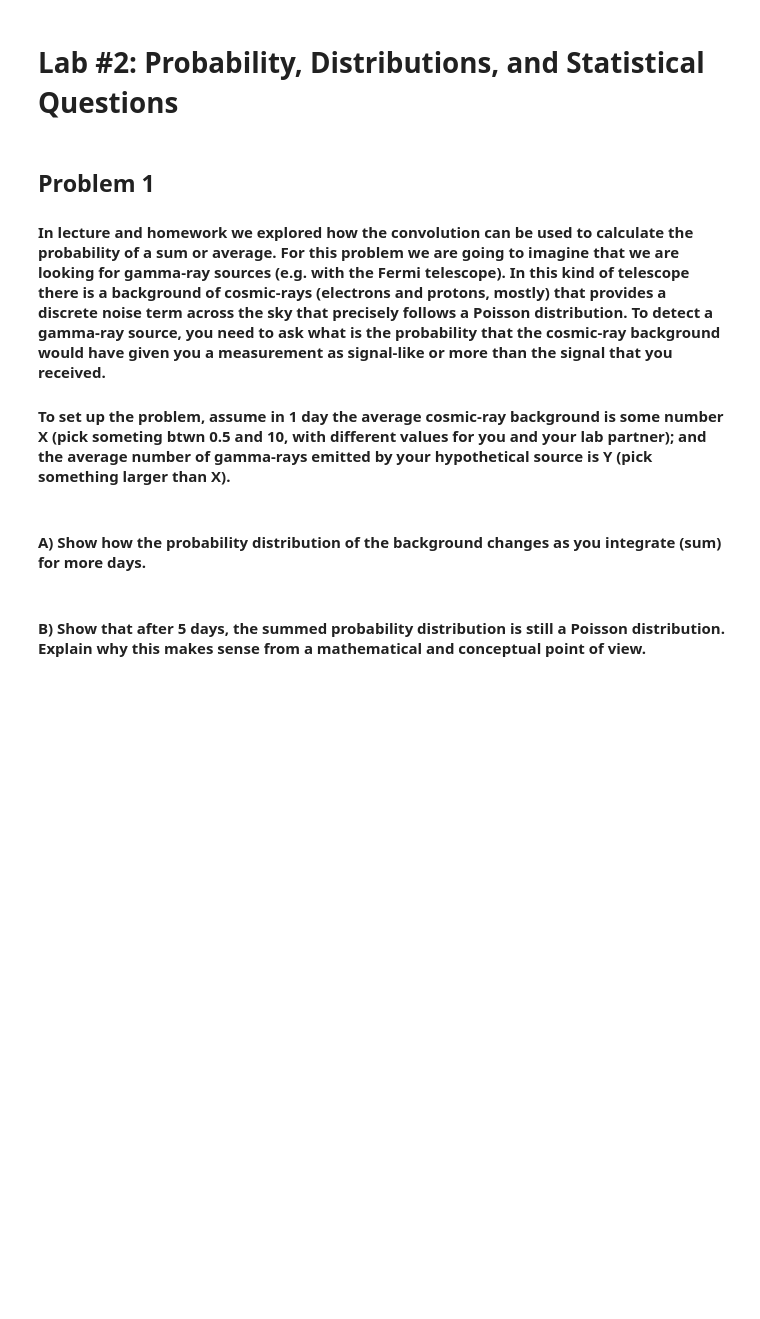
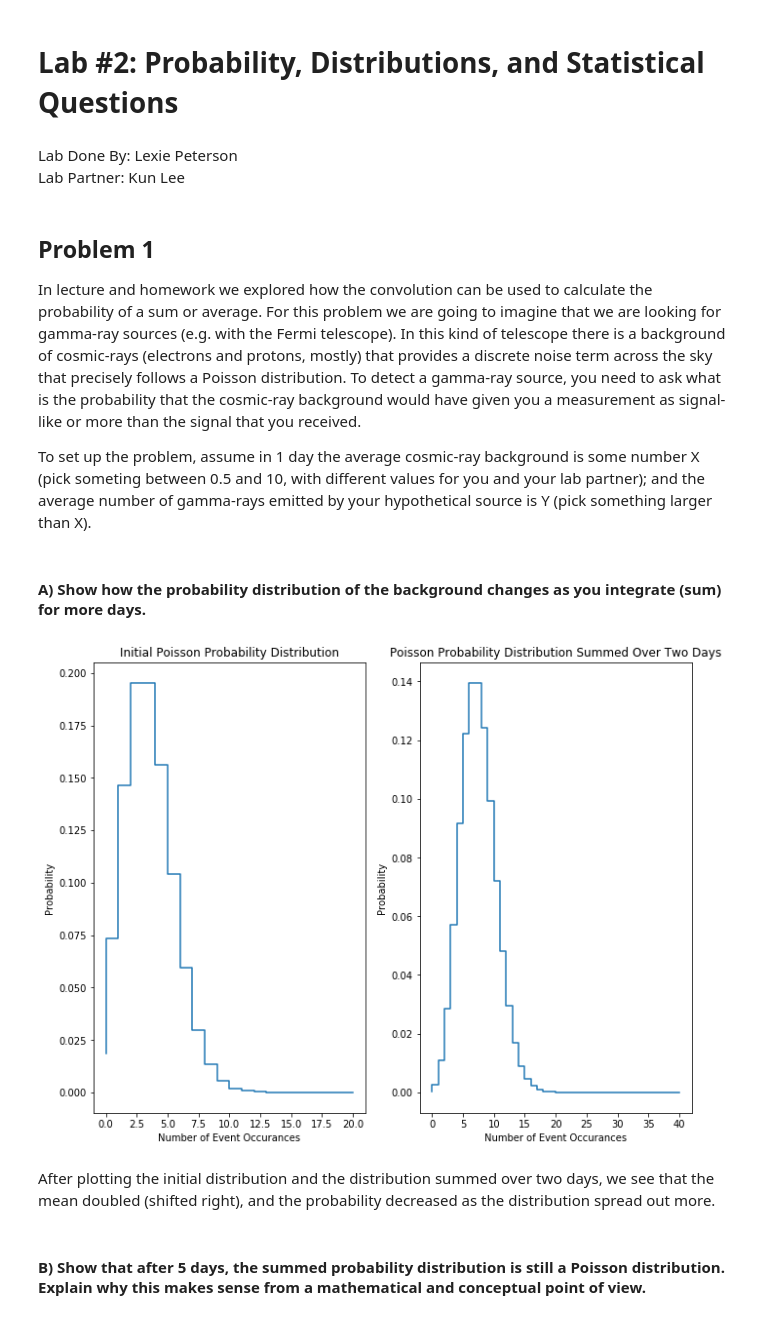
Before and after one commit to lexie98/Physics434, a Jupyter notebook: Lab2.ipynb, the cells around one changed output. Cells and saved outputs as stored; diff of their text form; code cells hidden in the pictures; blank space fills up the shorter version.

```diff
--- a/Lab2.ipynb
+++ b/Lab2.ipynb
@@ -7,12 +7,42 @@ import scipy
 from scipy import stats
 # %% [markdown]
 # Lab #2: Probability, Distributions, and Statistical Questions
+# %% [markdown]
+Lab Done By: Lexie Peterson
+Lab Partner: Kun Lee
 # %% [markdown]
 ## Problem 1
-#### In lecture and homework we explored how the convolution can be used to calculate the probability of a sum or average. For this problem we are going to imagine that we are looking for gamma-ray sources (e.g. with the Fermi telescope). In this kind of telescope there is a background of cosmic-rays (electrons and protons, mostly) that provides a discrete noise term across the sky that precisely follows a Poisson distribution. To detect a gamma-ray source, you need to ask what is the probability that the cosmic-ray background would have given you a measurement as signal-like or more than the signal that you received.
+In lecture and homework we explored how the convolution can be used to calculate the probability of a sum or average. For this problem we are going to imagine that we are looking for gamma-ray sources (e.g. with the Fermi telescope). In this kind of telescope there is a background of cosmic-rays (electrons and protons, mostly) that provides a discrete noise term across the sky that precisely follows a Poisson distribution. To detect a gamma-ray source, you need to ask what is the probability that the cosmic-ray background would have given you a measurement as signal-like or more than the signal that you received.
 
-#### To set up the problem, assume in 1 day the average cosmic-ray background is some number X (pick someting btwn 0.5 and 10, with different values for you and your lab partner); and the average number of gamma-rays emitted by your hypothetical source is Y (pick something larger than X).
+To set up the problem, assume in 1 day the average cosmic-ray background is some number X (pick someting between 0.5 and 10, with different values for you and your lab partner); and the average number of gamma-rays emitted by your hypothetical source is Y (pick something larger than X).
 # %% [markdown]
 #### A) Show how the probability distribution of the background changes as you integrate (sum) for more days.
+# %%
+background = 4 # average cosmics-ray background
+gamma = 9      # average number of gamma-rays
+
+x  = np.linspace(0, 20 , 21)
+x2 = np.linspace(0,40,41)
+
+base  = stats.poisson.pmf(x, background, loc=0) #creating background probability distribution
+base2 = np.convolve(base,base)
+
+
+fig,ax = plt.subplots(1,2)
+fig.set_size_inches(11,8.5)
+
+ax[0].step(x,base) #plotting initial distribtuion
+ax[0].set_title("Initial Poisson Probability Distribution")
+ax[0].set_xlabel('Number of Event Occurances')
+ax[0].set_ylabel('Probability')
+
+ax[1].step(x2,base2) #plotting distribution summed over two days
+ax[1].set_title('Poisson Probability Distribution Summed Over Two Days')
+ax[1].set_xlabel('Number of Event Occurances')
+ax[1].set_ylabel('Probability');
+# %% [output]
+[figure, added]
+# %% [markdown]
+After plotting the initial distribution and the distribution summed over two days, we see that the mean doubled (shifted right), and the probability decreased as the distribution spread out more.
 # %% [markdown]
 #### B) Show that after 5 days, the summed probability distribution is still a Poisson distribution. Explain why this makes sense from a mathematical and conceptual point of view.
```
Also changed, not shown: parts of 26 cells of this notebook.
